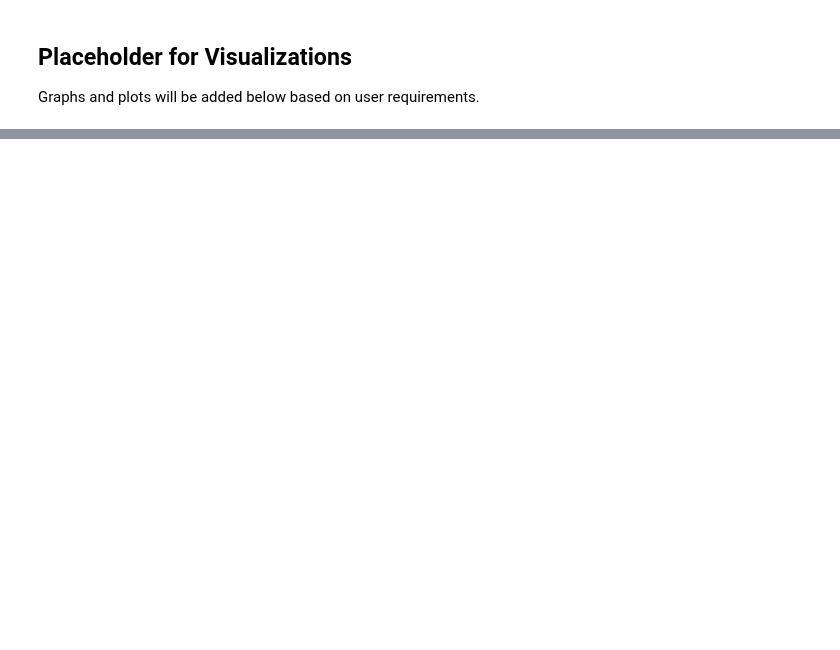
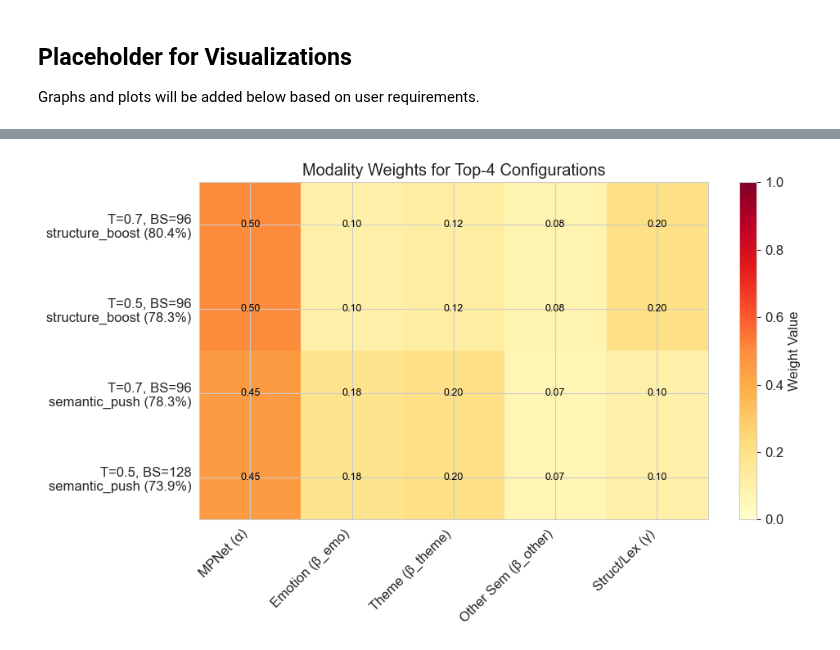
Before and after one commit to xinyuezhang-shirley/cs229FinalProject, a Jupyter notebook: plots.ipynb, the cells around one changed output, grey strips where cells are left out. Cells and saved outputs as stored; diff of their text form; code cells hidden in the pictures; blank space fills up the shorter version.

```diff
--- a/plots.ipynb
+++ b/plots.ipynb
@@ -106,0 +220,55 @@ else:
+# %%
+#  Modality Weight Heatmap for Top-5 Configs
+TOP_K_HEATMAP = 4  # ← Change this to see more/fewer configs
+
+if not results_df.empty:
+    # Get top K configurations
+    top_k = results_df.nlargest(TOP_K_HEATMAP, 'triplet_acc').copy()
+
+    # Extract weight components
+    weight_components = []
+    config_labels = []
+
+    for idx, row in top_k.iterrows():
+        weights = row['weights']
+        # Extract individual weights (alpha, beta_emo, beta_theme, beta_other, gamma)
+        alpha = weights.get('alpha', 0)
+        beta_emo = weights.get('beta_emo', 0)
+        beta_theme = weights.get('beta_theme', 0)
+        beta_other = weights.get('beta_other', 0)
+        gamma = weights.get('gamma', 0)
+
+        weight_components.append([alpha, beta_emo, beta_theme, beta_other, gamma])
+
+        # Create label with key hyperparameters
+        label = f"T={row['temperature']}, BS={row['batch_size']}\n{weights.get('name', 'Config')} ({row['triplet_acc']*100:.1f}%)"
+        config_labels.append(label)
+
+    # Create heatmap
+    fig, ax = plt.subplots(figsize=(10, max(6, TOP_K_HEATMAP * 0.8)))
+
+    weight_matrix = np.array(weight_components)
+    im = ax.imshow(weight_matrix, cmap='YlOrRd', aspect='auto', vmin=0, vmax=1)
+
+    # Set ticks and labels
+    ax.set_xticks(range(5))
+    ax.set_xticklabels(['MPNet (α)', 'Emotion (β_emo)', 'Theme (β_theme)',
+                        'Other Sem (β_other)', 'Struct/Lex (γ)'], rotation=45, ha='right')
+    ax.set_yticks(range(len(config_labels)))
+    ax.set_yticklabels(config_labels)
+
+    # Add text annotations
+    for i in range(len(config_labels)):
+        for j in range(5):
+            text = ax.text(j, i, f'{weight_matrix[i, j]:.2f}',
+                          ha="center", va="center", color="black", fontsize=9)
+
+    ax.set_title(f'Modality Weights for Top-{TOP_K_HEATMAP} Configurations')
+    plt.colorbar(im, ax=ax, label='Weight Value')
+    plt.tight_layout()
+    plt.savefig(figures_dir / 'modality_weight_heatmap.png', dpi=300, bbox_inches='tight')
+    plt.show()
+else:
+    print("No results to plot. Run grid search first.")
+# %% [output]
+[figure, added]
```
Also changed, not shown: parts of 7 cells of this notebook, 2 other files.
